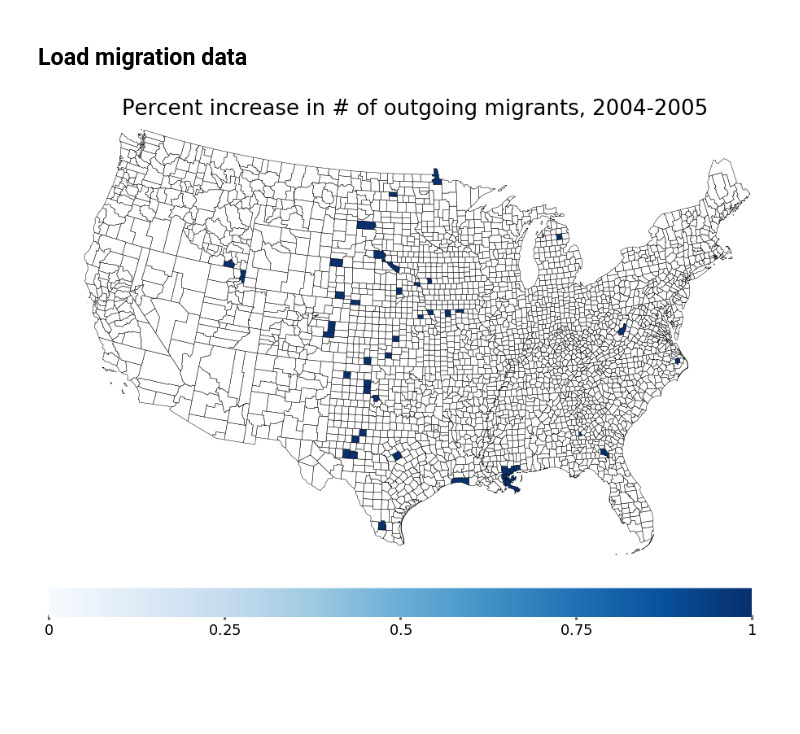
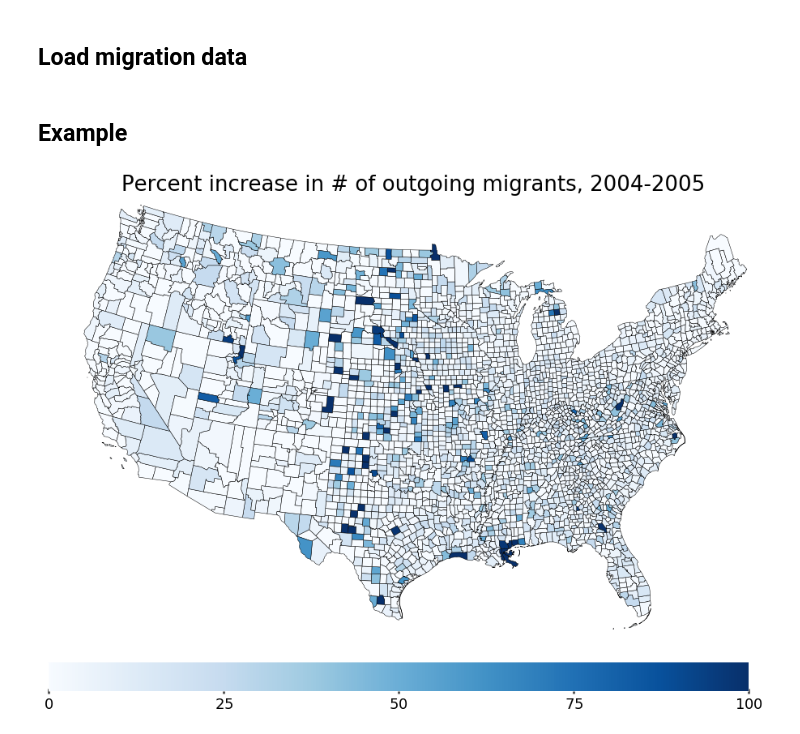
Before and after one commit to calebrob6/migration-slr, a Jupyter notebook: 06 - Find Hurricane Affected Counties by Migration.ipynb, the cells around one changed output. Drawn from its saved outputs; the diff is of its cells as text; code cells hidden in the pictures; blank space fills up the shorter version.

```diff
--- a/06 - Find Hurricane Affected Counties by Migration.ipynb
+++ b/06 - Find Hurricane Affected Counties by Migration.ipynb
@@ -69,6 +69,8 @@ def calculate_percent_increase(T1, T2):
     percent_increase[np.isinf(percent_increase)] = 0
 
     return percent_increase
+# %% [markdown]
+## Example
 # %%
 percent_increase_outgoing = calculate_percent_increase(outgoing_migration_data[0], outgoing_migration_data[1])
 percent_increase_incoming = calculate_percent_increase(incoming_migration_data[0], incoming_migration_data[1])
@@ -78,19 +80,16 @@ shapefileKey = "GEOID"
 # %%
 simpleMap(
     shapefileFn,
     shapefileKey,
     {
-        #county: percent_increase_outgoing[i] * 100
-        county: 1
+        county: percent_increase_outgoing[i] * 100
         for i, county in enumerate(migration_counties)
-        #if incoming_migration_data[0][i] > 40
-        if populationVectors[0][i,0] > 500 and percent_increase_outgoing[i] > 0.9
     },
     #outputFn="outgoing.png",
     bounds=[22, 49, -119, -64],
     title="Percent increase in # of outgoing migrants, 2004-2005",
-    colorbarRange=(0, 1),
+    colorbarRange=(0, 100),
     logScale=False,
 )
 # %% [output]
-[figure, old version]
+[figure, new version]
```
Also changed, not shown: parts of 17 cells of this notebook.
